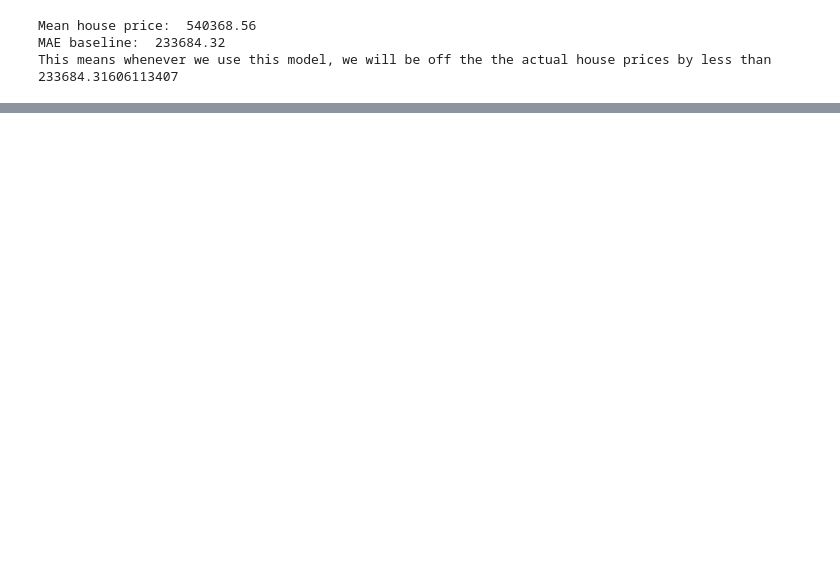
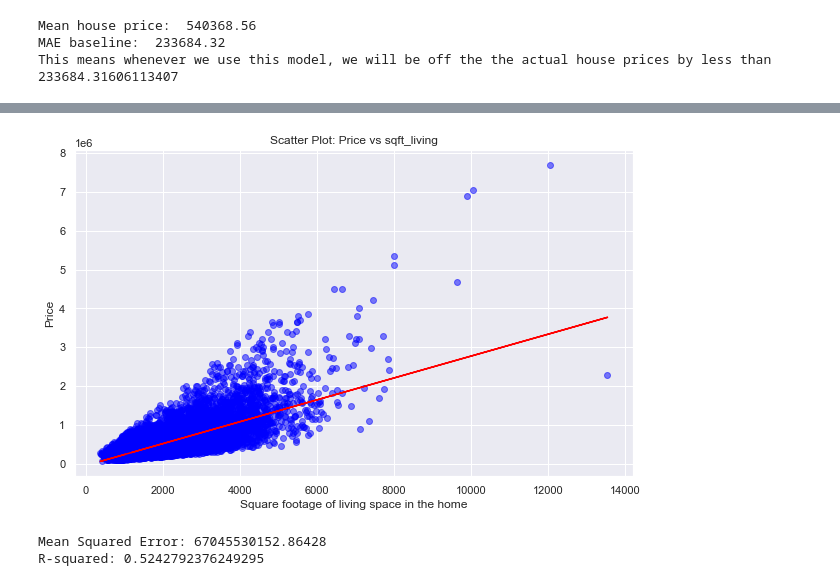
Before and after one commit to Agai-Beryl/Northwestern-County-Real-Estate-Price-Forecast, a Jupyter notebook: student.ipynb, the cells around one changed output, grey strips where cells are left out. Drawn from its saved outputs; the diff is of its cells as text; code cells hidden in the pictures; blank space fills up the shorter version.

Commit message:
perform Simple linear regression

```diff
--- a/student.ipynb
+++ b/student.ipynb
@@ -802 +805,9 @@ print(f"Root Mean Squared Error (RMSE): {rmse:.2f}")
 NameError: name 'mean_squared_error' is not defined
+# %%
+#Encoding the categorical variable
+def categorical_encoding(df):
+    categorical_columns = df.select_dtypes(include=['object', 'category']).columns # Identify categorical columns
+    dataframe_encoded = pd.get_dummies(df, columns=categorical_columns, drop_first=True) #one-hot coding
+    return dataframe_encoded
+df = categorical_encoding(df)
+df.head()
@@ -802,0 +864,48 @@ NameError: name 'mean_squared_error' is not defined
+# %%
+#simple linear regression for price against Square footage of living space in the home
+import matplotlib.pyplot as plt
+from sklearn.linear_model import LinearRegression
+from sklearn.model_selection import train_test_split
+from sklearn.metrics import mean_squared_error, r2_score
+x = df[['sqft_living']]
+y = df['price']
+def simple_linear_regressions(x, y):
+    # Scatter plot
+    plt.figure(figsize=(10, 6))
+    plt.scatter(x, y, color='blue', alpha=0.5)
+    plt.title('Scatter Plot: Price vs sqft_living')
+    plt.xlabel('Square footage of living space in the home')
+    plt.ylabel('Price')
+    plt.grid(True)
+
+    # Fit linear regression
+    lr_model = LinearRegression()
+    lr_model.fit(x, y)
+    y_pred = lr_model.predict(x)
+
+    # Plot regression line
+    plt.plot(x, y_pred, color='red')
+    plt.show()
+
+    # Split data into train and test sets
+    x_train, x_test, y_train, y_test = train_test_split(x, y, test_size=0.2, random_state=42)
+
+    # Build and fit model on training data
+    model = LinearRegression()
+    model.fit(x_train, y_train)
+
+    # Predict on test data
+    y_pred = model.predict(x_test)
+
+    # Evaluate model
+    mse = mean_squared_error(y_test, y_pred)
+    r2 = r2_score(y_test, y_pred)
+
+    # Print evaluation metrics
+    print("Mean Squared Error:", mse)
+    print("R-squared:", r2)
+simple_linear_regressions(x, y)
+# %% [output]
+[figure, added]
+Mean Squared Error: 67045530152.86428
+R-squared: 0.5242792376249295
```
Also changed, not shown: parts of 18 cells of this notebook.
